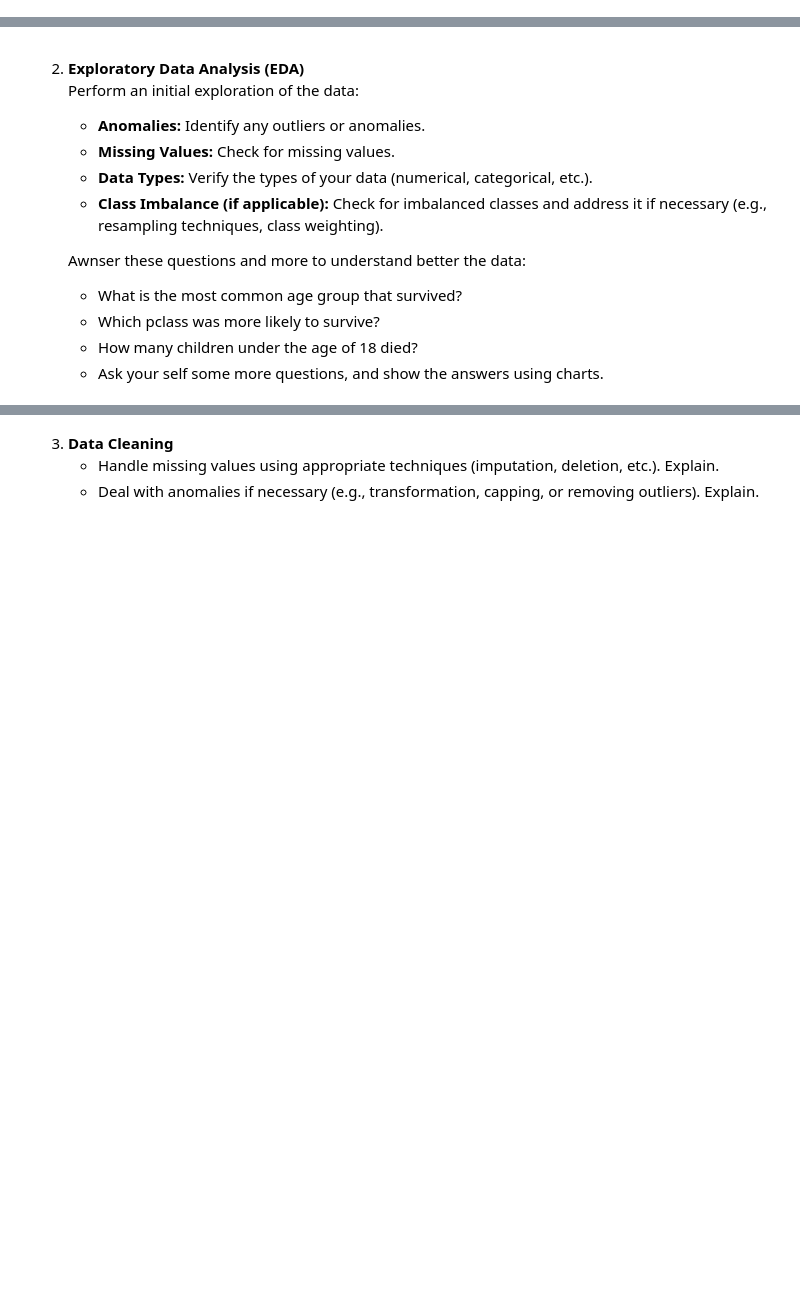
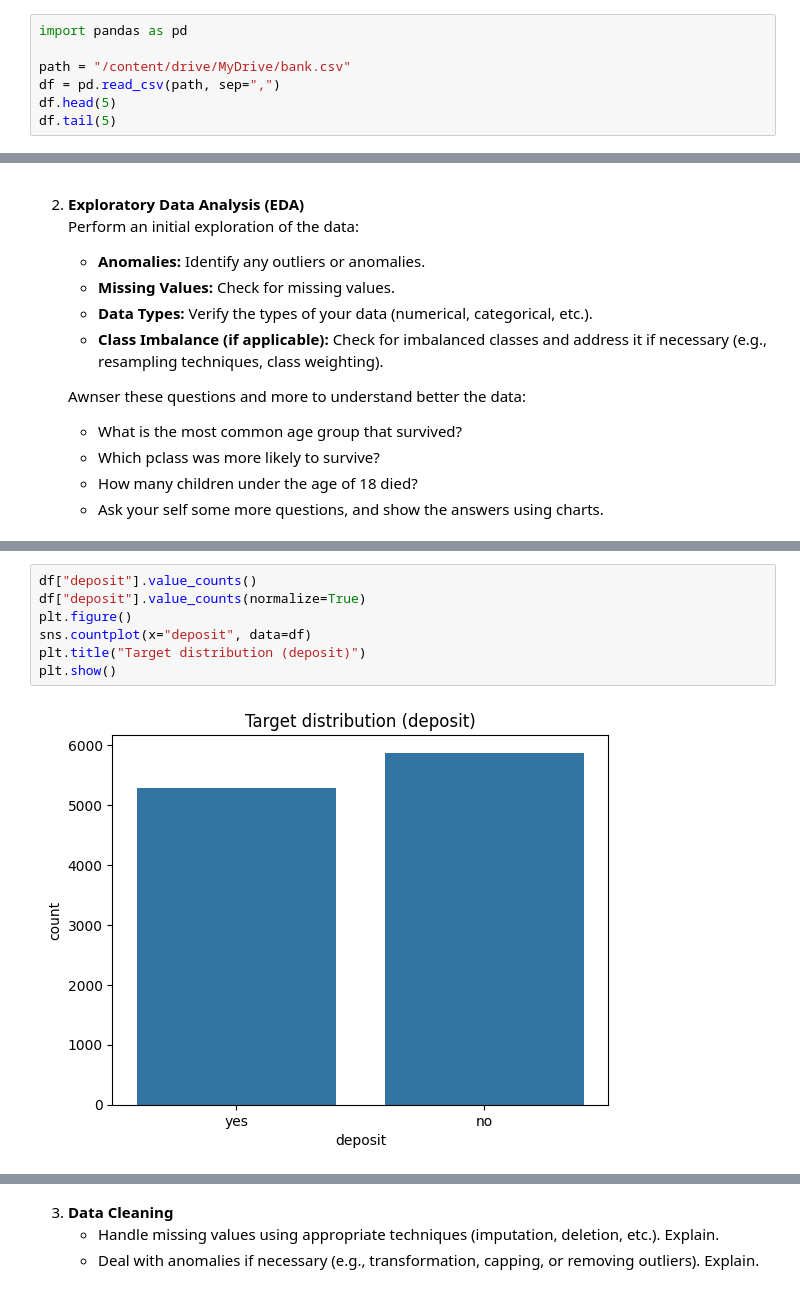
Before and after one commit to Avichay3/Full-training, a Jupyter notebook: Copy_of_Data_science_pipeline.ipynb, the cells around one changed output, grey strips where cells are left out. Saved outputs shown, nothing was run; the diff lists cells and outputs as text; blank space fills up the shorter version.

```diff
--- a/Copy_of_Data_science_pipeline.ipynb
+++ b/Copy_of_Data_science_pipeline.ipynb
@@ -40,0 +50,7 @@ import matplotlib as plt
+# %%
+import pandas as pd
+
+path = "/content/drive/MyDrive/bank.csv"
+df = pd.read_csv(path, sep=",")
+df.head(5)
+df.tail(5)
@@ -53,0 +128,9 @@ import matplotlib as plt
+# %%
+df["deposit"].value_counts()
+df["deposit"].value_counts(normalize=True)
+plt.figure()
+sns.countplot(x="deposit", data=df)
+plt.title("Target distribution (deposit)")
+plt.show()
+# %% [output]
+[figure, added]
```
Also changed, not shown: parts of 20 cells of this notebook.
